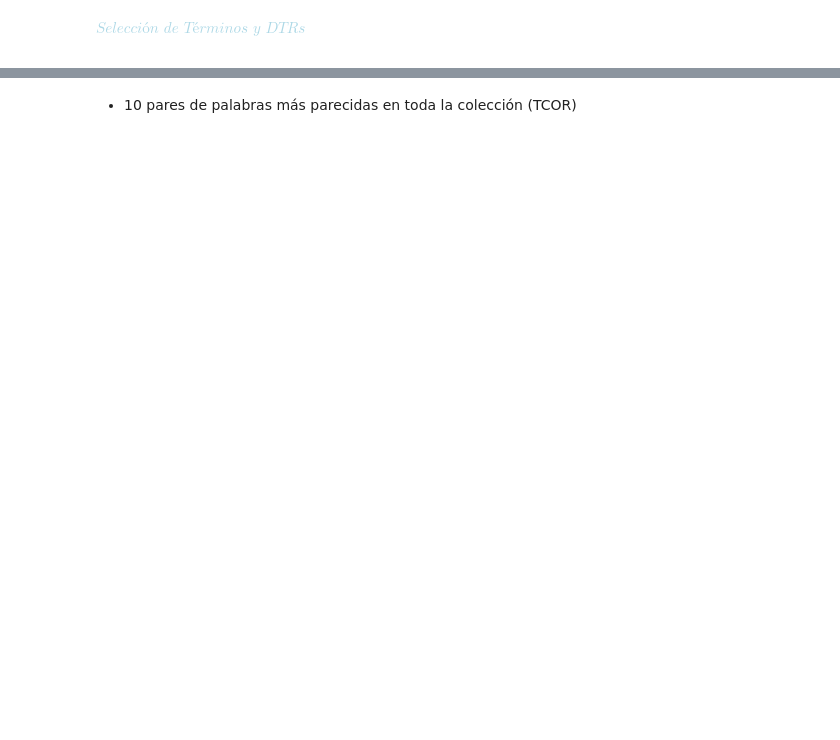
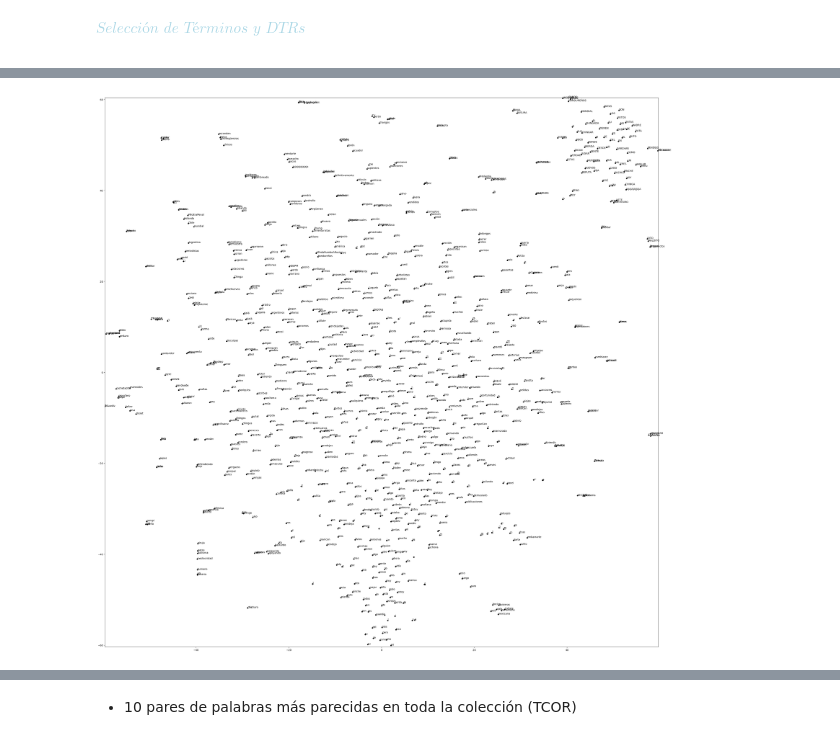
Before and after one commit to LaMaga98/cimat2023-1, a Jupyter notebook: lenguaje/03_tarea_lenguaje/yesenia_sarahi_garcia_gonzalez.ipynb, the cells around one changed output, grey strips where cells are left out. Drawn from its saved outputs; the diff is of its cells as text; code cells hidden in the pictures; blank space fills up the shorter version.

```diff
--- a/lenguaje/03_tarea_lenguaje/yesenia_sarahi_garcia_gonzalez.ipynb
+++ b/lenguaje/03_tarea_lenguaje/yesenia_sarahi_garcia_gonzalez.ipynb
@@ -35,0 +212,4 @@ Scikit-learn version: 1.3.0
+# %%
+#generamos las bolsas de palabras con pesado frecuencia de training y de validación
+frequency_bow_tr=build_freq_bow(tr_txt,dict_freq,dict_indices)
+frequency_boW_validacion=build_freq_bow(val_txt,dict_freq,dict_indices)
@@ -43,0 +400,5 @@ $\textit{Selección de Términos y DTRs}$
+# %%
+co=coocurrence_matrix(binary_bow_tr)
+tcor_base=tcor(co)
+#normalizamos
+tcor_base=preprocessing.normalize(tcor_base,norm='l2')
@@ -43,0 +423,14 @@ $\textit{Selección de Términos y DTRs}$
+# %%
+#escogemos los mil terminos relevantes de acuerdo a la clase de interes para graficar
+feats=SelectKBest(chi2,k=1000)
+feats.fit(frequency_bow_tr,tr_labels)
+best_indices=feats.get_support(indices=True)
+
+#generamos la matriz unicamente con los terminos relevantes
+target_matrix = tcor_base[best_indices,:]
+words=[value for value in dict_indices]
+#terminos relevantes
+target_words=[words[index] for index in best_indices]
+# %%
+#aplicamos pca
+reduced_matrix=tsne(target_matrix,2)
@@ -43,0 +455,17 @@ $\textit{Selección de Términos y DTRs}$
+# %%
+max_values = np.amax(reduced_matrix, axis=0)
+max_x = max_values[0]
+max_y = max_values[1]
+
+plt.figure(figsize=(40, 40), dpi=100)
+plt.xlim((-max_x, max_x))
+plt.ylim((-max_y, max_y))
+plt.scatter(reduced_matrix[:, 0], reduced_matrix[:, 1], 20, color="black")
+
+for idx, word in enumerate(target_words):
+    x = reduced_matrix[idx, 0]
+    y = reduced_matrix[idx, 1]
+
+    plt.annotate(word, (x, y), color="black")
+# %% [output]
+[figure, added]
```
Also changed, not shown: parts of 59 cells of this notebook.
